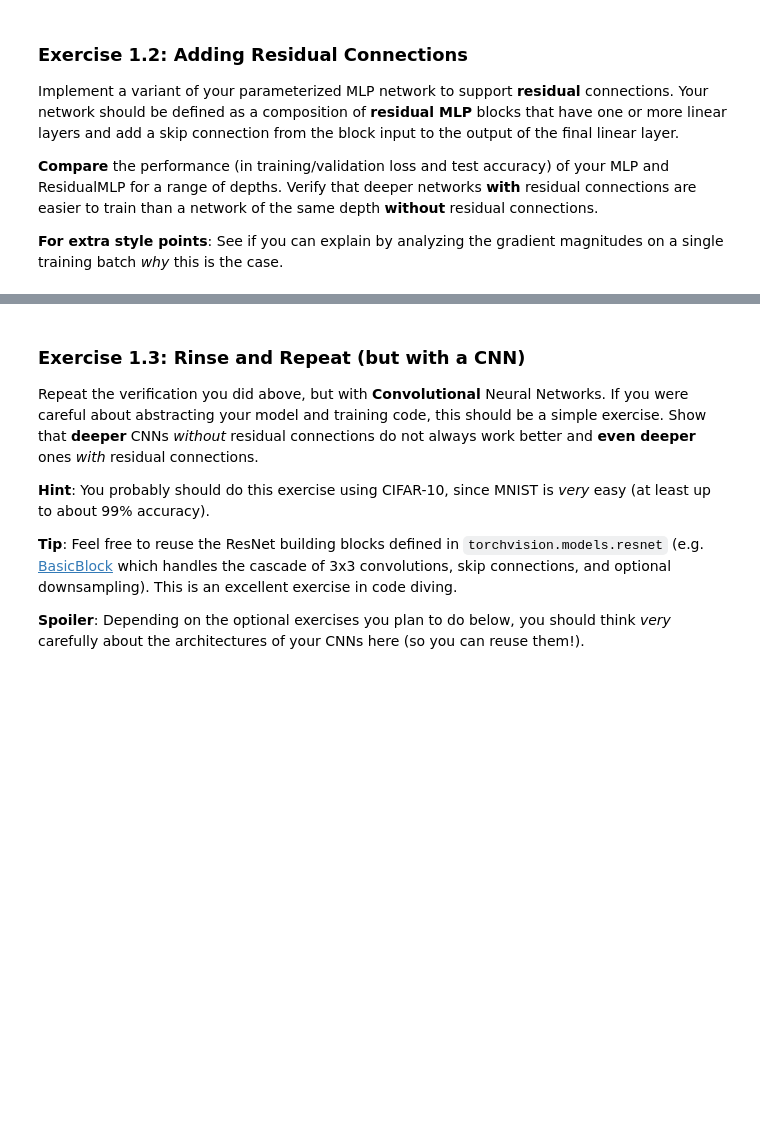
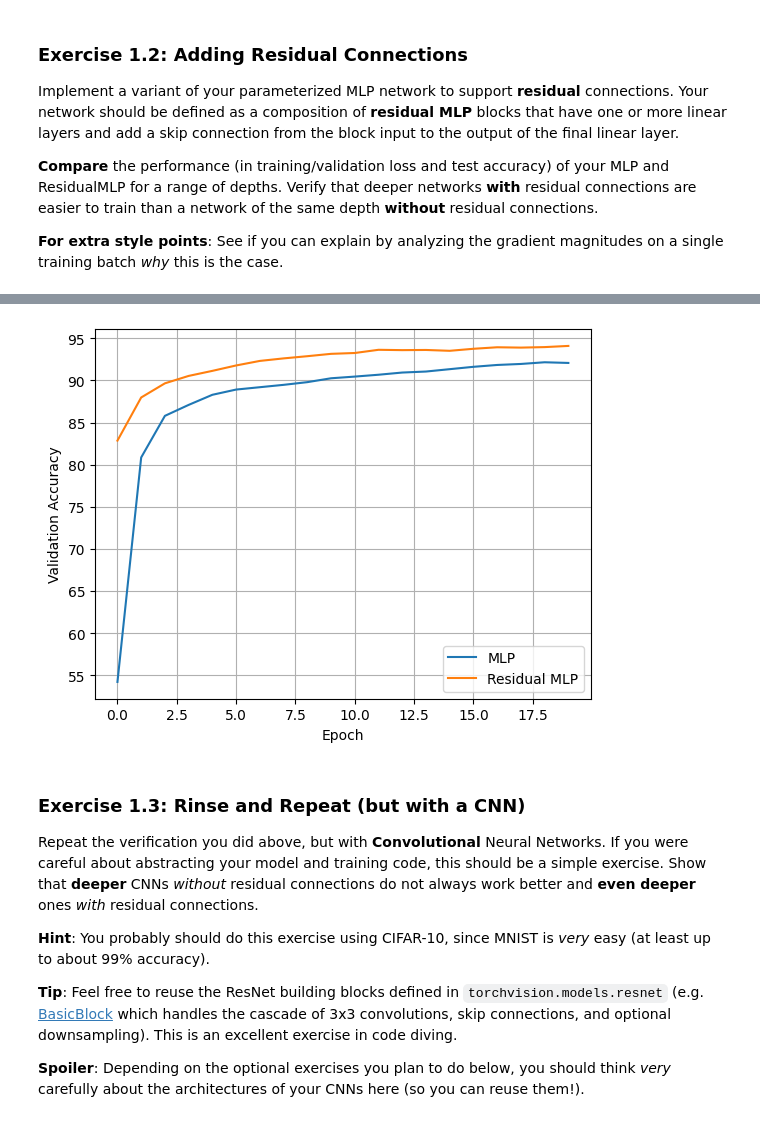
Before and after one commit to digesaremarco/Deep_Learning_Applications, a Jupyter notebook: Lab1-CNNs.ipynb, the cells around one changed output, grey strips where cells are left out. Drawn from its saved outputs; the diff is of its cells as text; code cells hidden in the pictures; blank space fills up the shorter version.

```diff
--- a/Lab1-CNNs.ipynb
+++ b/Lab1-CNNs.ipynb
@@ -336,3 +403,21 @@ Implement a variant of your parameterized MLP network to support **residual** co
+# %%
+def compare_models(accuracies, labels, epoches):
+    # accuracies is a list of accuracies
+    # labels is a list of strings
+    plt.grid()
+    for i, accuracy in enumerate(accuracies):
+        plt.plot(epoches, accuracy, label=labels[i])
+    plt.xlabel('Epoch')
+    plt.ylabel('Validation Accuracy')
+    plt.legend()
+# %%
+accuracies = [MLP_accuracies, RES_accuracies]
+labels = ['MLP', 'Residual MLP']
+epoches = range(opts.epochs)
+
+compare_models(accuracies, labels, epoches)
+# %% [output]
+[figure, added]
 # %% [markdown]
 ### Exercise 1.3: Rinse and Repeat (but with a CNN)
 
```
Also changed, not shown: parts of 10 cells of this notebook.
